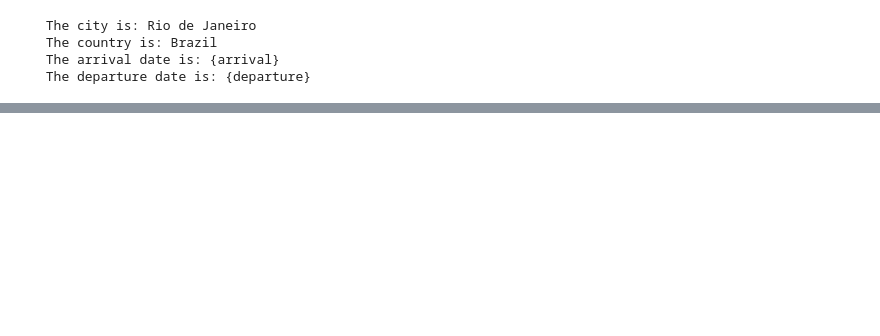
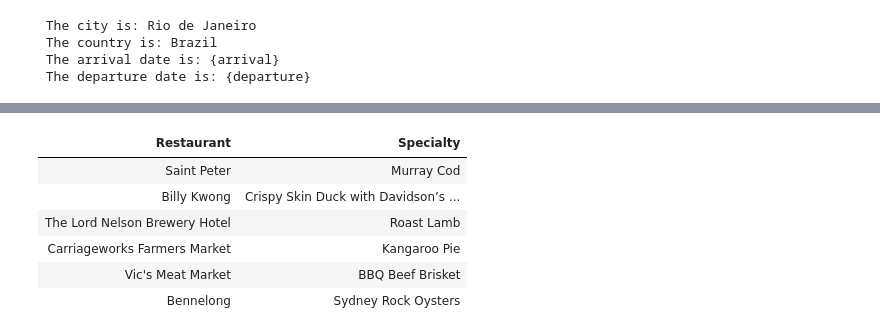
Before and after one commit to miqueasmd/AIPythonDeepLearningAI, a Jupyter notebook: code/working_with_our_data.ipynb, the cells around one changed output, grey strips where cells are left out. Saved outputs shown, nothing was run; the diff lists cells and outputs as text; code cells hidden in the pictures; blank space fills up the shorter version.

```diff
--- a/code/working_with_our_data.ipynb
+++ b/code/working_with_our_data.ipynb
@@ -873,0 +938,15 @@ Adjust the itinerary based on your interests and preferences. Enjoy your trip!
+# %%
+sydney_restaurants_path = os.path.join(base_path, 'data/Sydney.csv')
+
+# Use the read_csv function
+sydney_restaurants = read_csv(sydney_restaurants_path)
+
+display_table_pd(sydney_restaurants)
+# %% [output]
+| Restaurant | Specialty |
+| Saint Peter | Murray Cod |
+| Billy Kwong | Crispy Skin Duck with Davidson’s ... |
+| The Lord Nelson Brewery Hotel | Roast Lamb |
+| Carriageworks Farmers Market | Kangaroo Pie |
+| Vic's Meat Market | BBQ Beef Brisket |
+| Bennelong | Sydney Rock Oysters |
```
Also changed, not shown: parts of 29 cells of this notebook, 21 other files.
